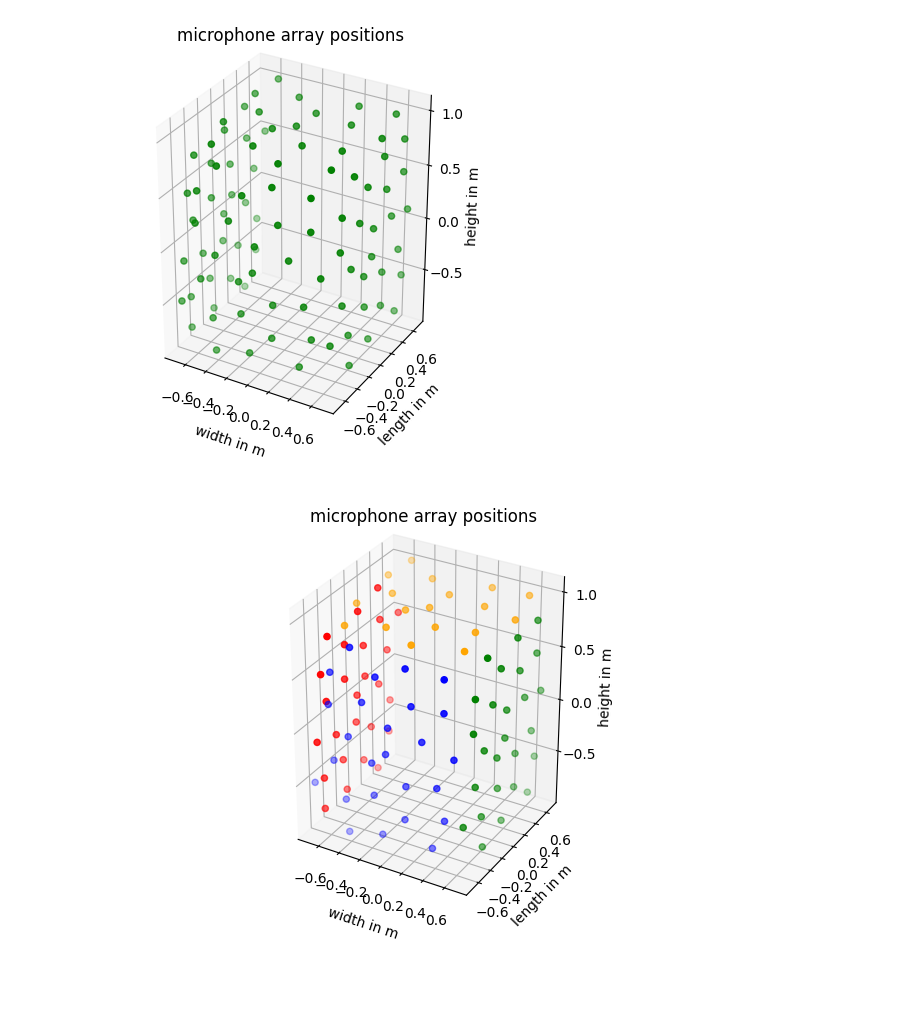
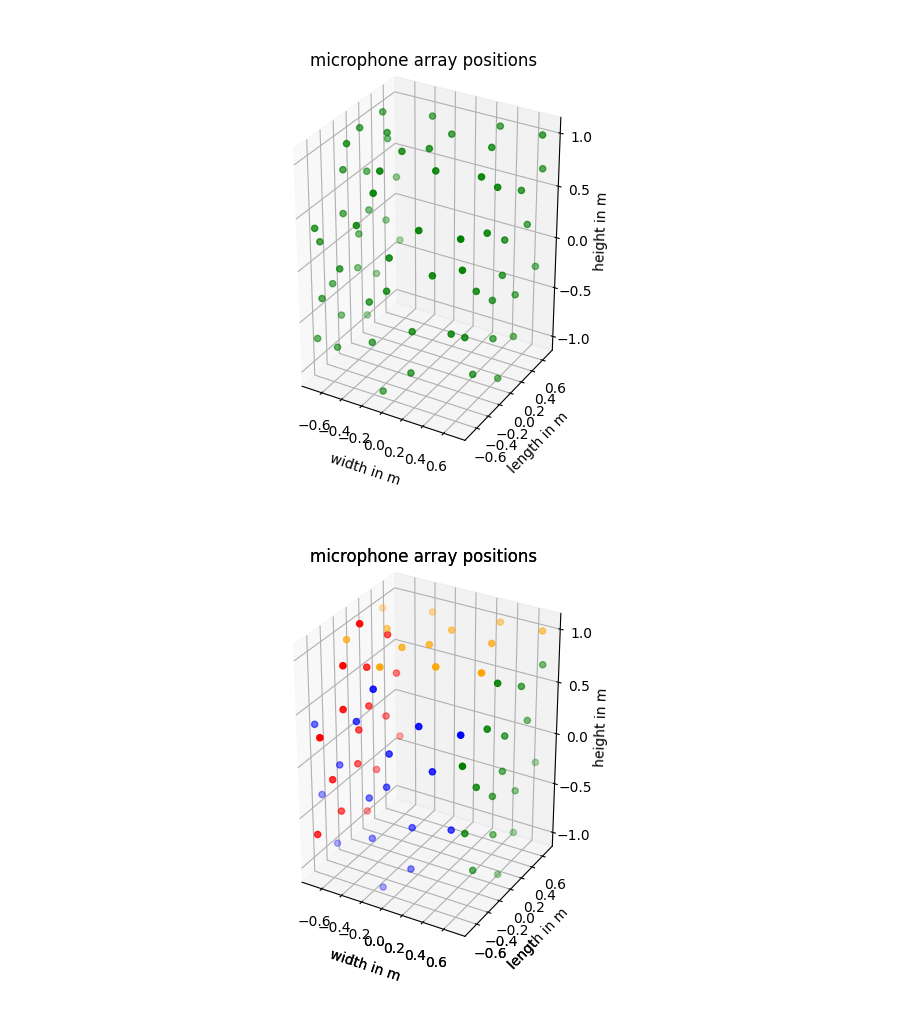
Before and after one commit to Floloffel/Bassoon2425, a Jupyter notebook: Vogel_Plot.ipynb, the cells around one changed output. Drawn from its saved outputs; the diff is of its cells as text; code cells hidden in the pictures; blank space fills up the shorter version.

Commit message:
added 64-Mic Array Geometry

```diff
--- a/Vogel_Plot.ipynb
+++ b/Vogel_Plot.ipynb
@@ -3,7 +3,7 @@
 import numpy as np
 import matplotlib.pyplot as plt
 
-M = 32
+M = 19.05
 m = np.arange(M)
 V = 5
 R = 1
@@ -16,7 +16,8 @@ y = np.asarray(r*np.sin(phi))
 coord = np.array([x,y])
 coord_cut_side = np.array([x[(x >= -0.7) & (x <= 0.7)],y[(x >= -0.7) & (x <= 0.7)]])
 
-print(len(coord_cut_side[1]))
+len_side = len(coord_cut_side[1])
+print(len_side)
 
 fig = plt.figure(figsize=[6,5])
 ax = fig.add_subplot()
@@ -31,5 +32,5 @@ ax.set_aspect('equal')
 # %%
-M = 26
+M = 19
 m = np.arange(M)
 V = 5
 R = 1
@@ -57,35 +58,35 @@ ax.set_aspect('equal')
 # %%
 # %matplotlib widget
 # from mpl_toolkits.mplot3d import Axes3D
 import matplotlib.pyplot as plt
 
-coord_3d_left = np.array([np.ones(M)*0.7, coord_cut_side[0], coord_cut_side[1]])
-coord_3d_right = np.array([np.ones(M)*-0.7, coord_cut_side[0]*-1, coord_cut_side[1]*-1])
-coord_3d_front = np.array([coord_cut_side[0], np.ones(M)*-0.7, coord_cut_side[1]])
+coord_3d_left = np.array([np.ones(len_side)*0.7, coord_cut_side[0], coord_cut_side[1]])
+coord_3d_right = np.array([np.ones(len_side)*-0.7, coord_cut_side[0]*-1, coord_cut_side[1]*-1])
+coord_3d_front = np.array([coord_cut_side[0], np.ones(len_side)*-0.7, coord_cut_side[1]])
 coord_3d_top = np.array([coord_cut_top[0], coord_cut_top[1], np.ones(len(coord_cut_top[0]))])
 coord_3d = np.append(coord_3d_front, coord_3d_left, axis = 1)
 coord_3d = np.append(coord_3d, coord_3d_right, axis = 1)
 coord_3d = np.append(coord_3d, coord_3d_top, axis = 1)
 
 fig = plt.figure(3)#figsize=[8,8])
 ax = fig.add_subplot(projection='3d')
 pl = ax.scatter(coord_3d[0],coord_3d[1],coord_3d[2], color = 'green')
 ax.set_title('microphone array positions')
 ax.set_xlabel('width in m')
 ax.set_ylabel('length in m')
 ax.set_zlabel('height in m')
 ax.set_aspect('equal')
 plt.show()
 # %% [output]
-[figure, old version]
+[figure, new version]
 # %%
 %matplotlib widget
 # from mpl_toolkits.mplot3d import Axes3D
 import matplotlib.pyplot as plt
 
-coord_3d_left = np.array([np.ones(M)*0.7, coord_cut_side[0], coord_cut_side[1]])
-coord_3d_right = np.array([np.ones(M)*-0.7, coord_cut_side[0]*-1, coord_cut_side[1]*-1])
-coord_3d_front = np.array([coord_cut_side[0], np.ones(M)*-0.7, coord_cut_side[1]])
+coord_3d_left = np.array([np.ones(len_side)*0.7, coord_cut_side[0], coord_cut_side[1]])
+coord_3d_right = np.array([np.ones(len_side)*-0.7, coord_cut_side[0]*-1, coord_cut_side[1]*-1])
+coord_3d_front = np.array([coord_cut_side[0], np.ones(len_side)*-0.7, coord_cut_side[1]])
 coord_3d_top = np.array([coord_cut_top[0], coord_cut_top[1], np.ones(len(coord_cut_top[0]))])
 
 fig = plt.figure(3)
@@ -103,7 +104,7 @@ ax.set_zlabel('height in m')
 ax.set_aspect('equal')
 plt.show()
 # %% [output]
-[figure, old version]
+[figure, new version]
 # %%
 coord_3d = np.round(coord_3d, 3)
 headerXML = '''<?xml version="1.0" encoding="utf-8"?>
```
Also changed, not shown: parts of 4 cells of this notebook, 4 other files.
